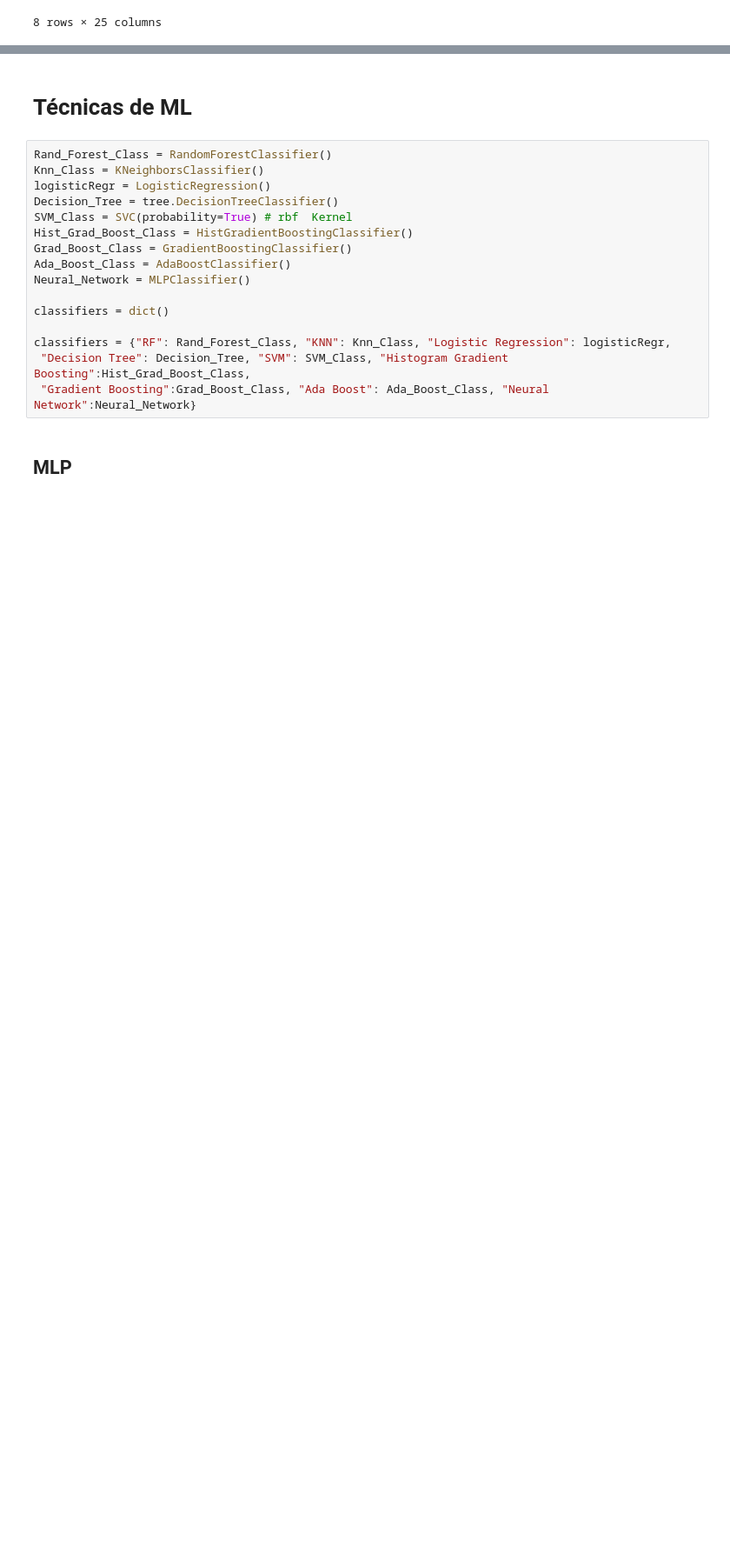
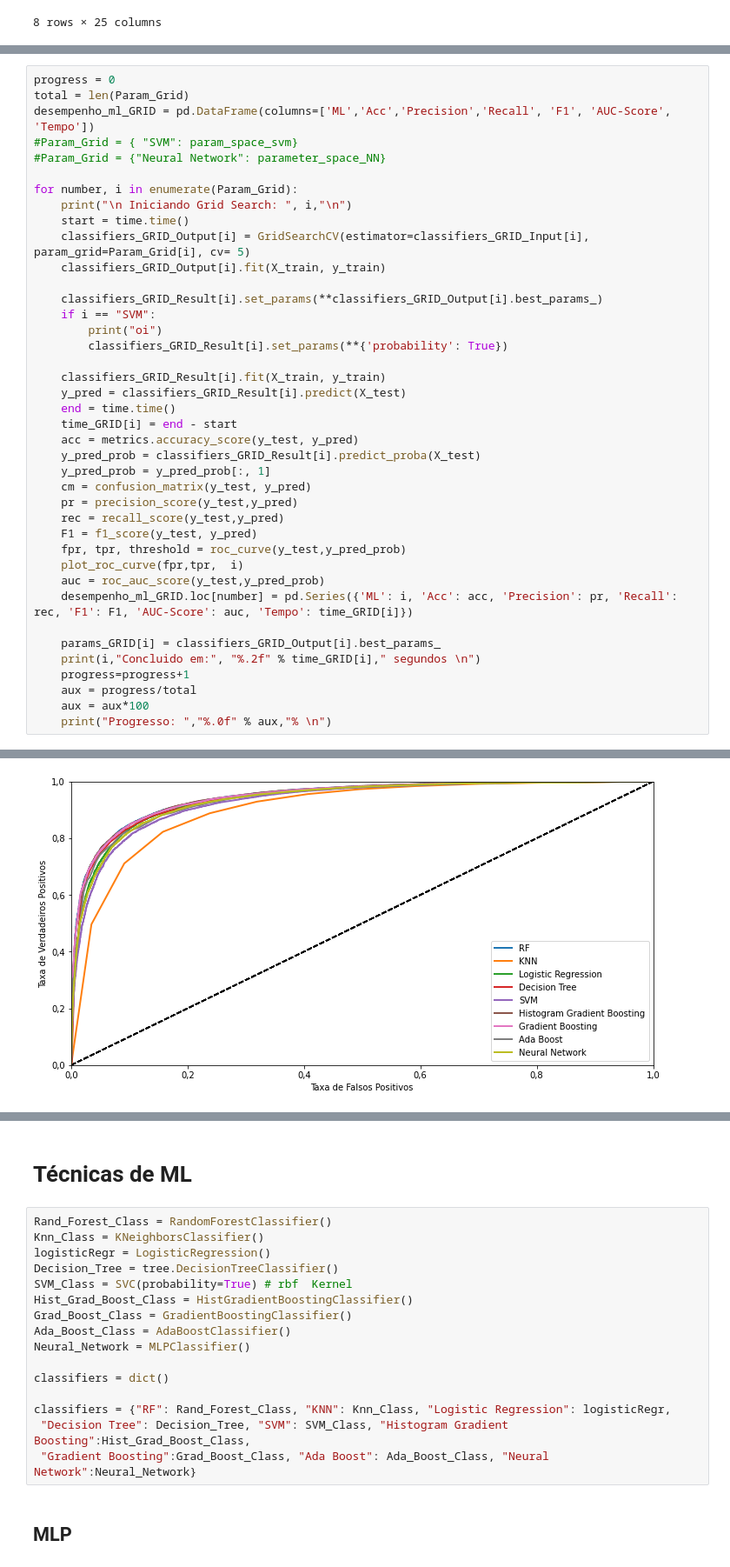
Before and after one commit to mrelero/machine-learning-anatel-database, a Jupyter notebook: Paper2/Model1.ipynb, the cells around one changed output, grey strips where cells are left out. Shown at 87% size. Drawn from its saved outputs; the diff is of its cells as text; blank space fills up the shorter version.

Commit message:
Primeiros resultados com Grid Search

```diff
--- a/Paper2/Model1.ipynb
+++ b/Paper2/Model1.ipynb
@@ -267,0 +425,41 @@ Describe
+# %%
+progress = 0
+total = len(Param_Grid)
+desempenho_ml_GRID = pd.DataFrame(columns=['ML','Acc','Precision','Recall', 'F1', 'AUC-Score', 'Tempo'])
+#Param_Grid = { "SVM": param_space_svm}
+#Param_Grid = {"Neural Network": parameter_space_NN}
+
+for number, i in enumerate(Param_Grid):
+    print("\n Iniciando Grid Search: ", i,"\n")
+    start = time.time()
+    classifiers_GRID_Output[i] = GridSearchCV(estimator=classifiers_GRID_Input[i], param_grid=Param_Grid[i], cv= 5)
+    classifiers_GRID_Output[i].fit(X_train, y_train)
+
+    classifiers_GRID_Result[i].set_params(**classifiers_GRID_Output[i].best_params_)
+    if i == "SVM":
+        print("oi")
+        classifiers_GRID_Result[i].set_params(**{'probability': True})
+
+    classifiers_GRID_Result[i].fit(X_train, y_train)
+    y_pred = classifiers_GRID_Result[i].predict(X_test)
+    end = time.time()
+    time_GRID[i] = end - start
+    acc = metrics.accuracy_score(y_test, y_pred)
+    y_pred_prob = classifiers_GRID_Result[i].predict_proba(X_test)
+    y_pred_prob = y_pred_prob[:, 1]
+    cm = confusion_matrix(y_test, y_pred)
+    pr = precision_score(y_test,y_pred)
+    rec = recall_score(y_test,y_pred)
+    F1 = f1_score(y_test, y_pred)
+    fpr, tpr, threshold = roc_curve(y_test,y_pred_prob)
+    plot_roc_curve(fpr,tpr,  i)
+    auc = roc_auc_score(y_test,y_pred_prob)
+    desempenho_ml_GRID.loc[number] = pd.Series({'ML': i, 'Acc': acc, 'Precision': pr, 'Recall': rec, 'F1': F1, 'AUC-Score': auc, 'Tempo': time_GRID[i]})
+
+    params_GRID[i] = classifiers_GRID_Output[i].best_params_
+    print(i,"Concluido em:", "%.2f" % time_GRID[i]," segundos \n")
+    progress=progress+1
+    aux = progress/total
+    aux = aux*100
+    print("Progresso: ","%.0f" % aux,"% \n")
+# %% [output]
@@ -267,0 +483 @@ Describe
+[figure, added]
```
Also changed, not shown: parts of 23 cells of this notebook, 1 other file.
